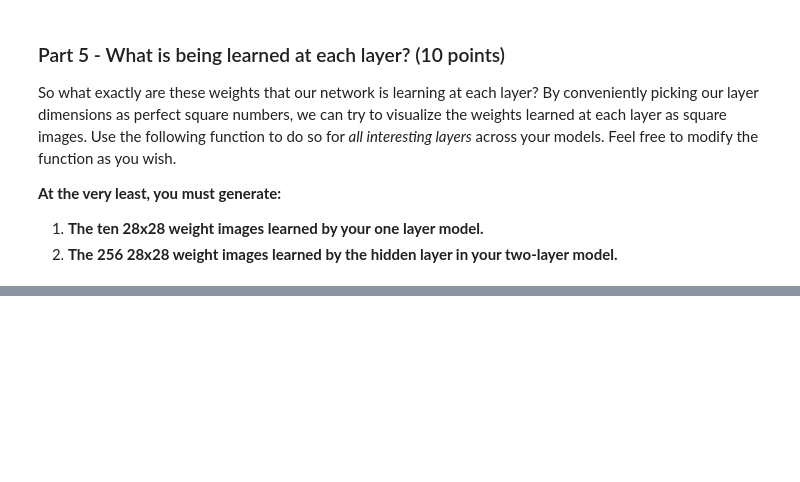
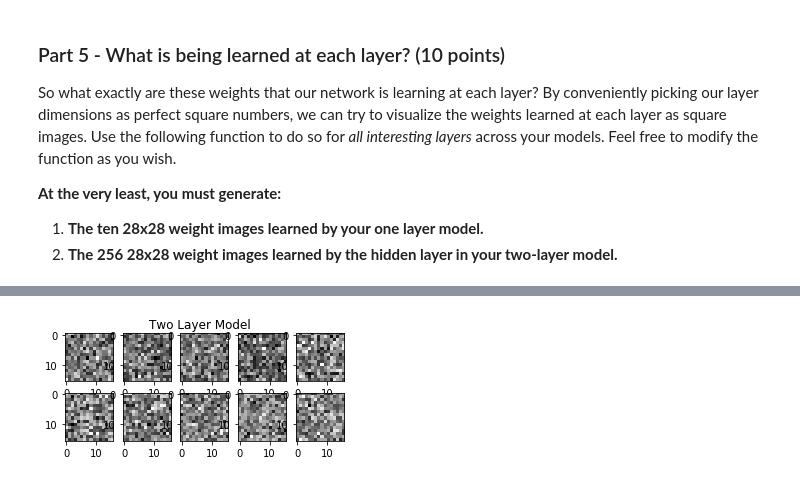
Before and after one commit to ren-bettendorf/AppliedMachineLearning, a Jupyter notebook: HW8/rbetten-HW8.ipynb, the cells around one changed output, grey strips where cells are left out. Cells and saved outputs as stored; diff of their text form; code cells hidden in the pictures; blank space fills up the shorter version.

```diff
--- a/HW8/rbetten-HW8.ipynb
+++ b/HW8/rbetten-HW8.ipynb
@@ -368,0 +429,4 @@ def visualize_layer_weights(model, layer_idx, num_images, image_dim, title):
+# %%
+visualize_layer_weights(model2,2,10,16,"Two Layer Model")
+# %% [output]
+[figure, added]
```
Also changed, not shown: parts of 21 cells of this notebook, 2 other files.
